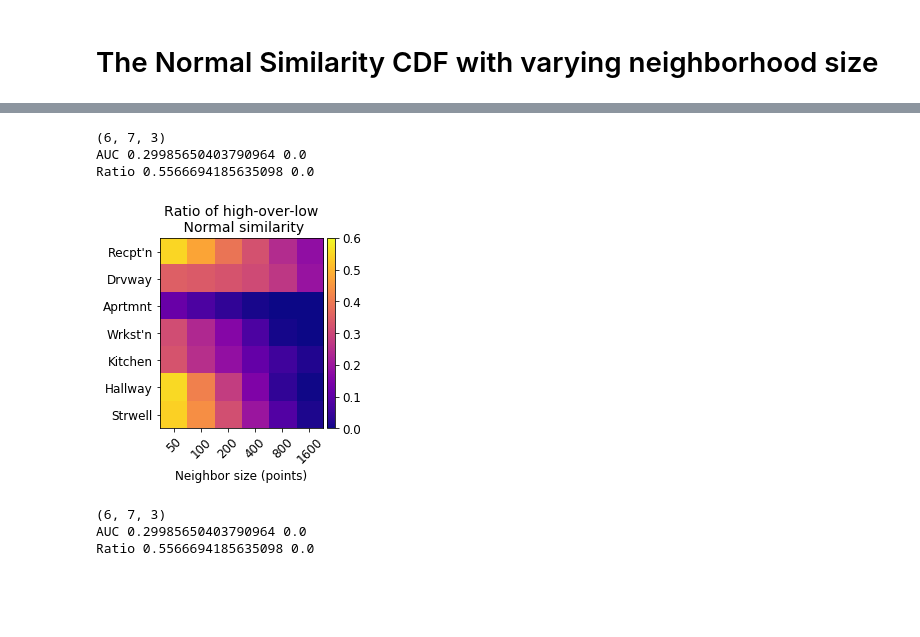
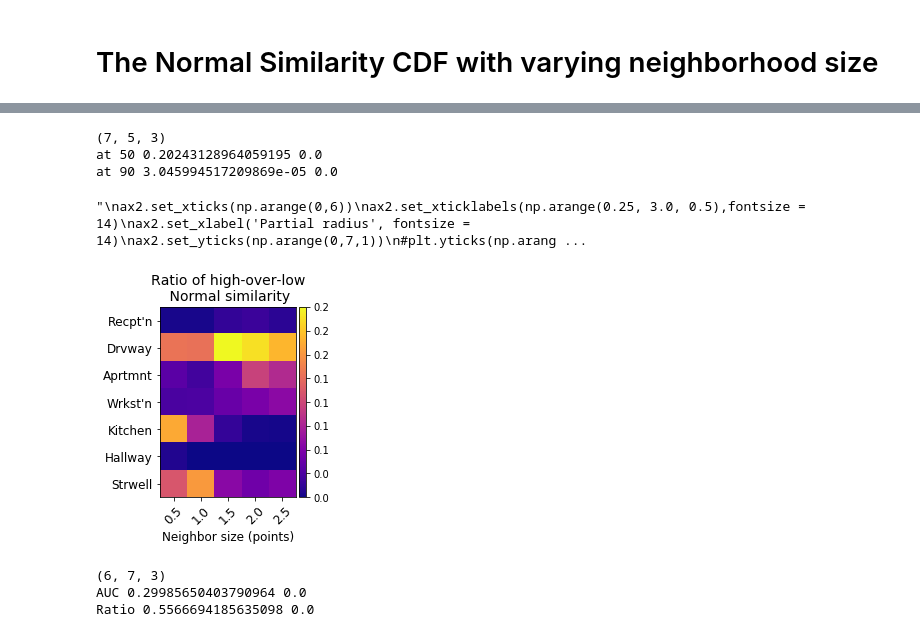
Before and after one commit to spatial-privacy/3d-spatial-privacy, a Jupyter notebook: spatial-properties.ipynb, the cells around one changed output, grey strips where cells are left out. Saved outputs shown, nothing was run; the diff lists cells and outputs as text; code cells hidden in the pictures; blank space fills up the shorter version.

```diff
--- a/spatial-properties.ipynb
+++ b/spatial-properties.ipynb
@@ -338,49 +934,50 @@ fig=plt.figure(figsize=(4,3.5))
 
 raw_sim_dist_values = np.asarray(raw_sim_dist_values)
 print(raw_sim_dist_values.shape)
-print("AUC",np.max(raw_sim_dist_values[:,:,1]),np.min(raw_sim_dist_values[:,:,1]))
-print("Ratio",np.max(raw_sim_dist_values[:,:,0]),np.min(raw_sim_dist_values[:,:,0]))
+print("at 50",np.max(raw_sim_dist_values[:,:,1]),np.min(raw_sim_dist_values[:,:,1]))
+print("at 90",np.max(raw_sim_dist_values[:,:,0]),np.min(raw_sim_dist_values[:,:,0]))
 
 #fig, (ax1, ax2) = plt.subplots(1, 2, gridspec_kw={'width_ratios': [2, 1]})
 ax1 = fig.add_subplot(111)
 #fig.figsize(8,3.5)
 
 im1 = ax1.imshow(
-    raw_sim_dist_values[:,:,0].T,
+    raw_sim_dist_values[:,:,1],
     cmap=mpl.cm.plasma,
-    vmin=0.0, vmax=np.around(np.max(raw_sim_dist_values[:,:,0]),decimals = 1)
+    vmin=0.0, vmax=np.around(np.max(raw_sim_dist_values[:,:,1]),decimals = 1)
 );
-ax1.set_xticks(np.arange(len(neighbor_sizes)))
-ax1.set_xticklabels(neighbor_sizes, rotation=45, fontsize = 12)
+ax1.set_xticks(np.arange(raw_sim_dist_values.shape[1]))
+ax1.set_xticklabels(np.arange(0.5,3.1,0.5), rotation=45, fontsize = 12)
 ax1.set_yticks(np.arange(len(contiguous_names)))
 ax1.set_yticklabels(contiguous_names_short,rotation=0, fontsize = 12);
 ax1.set_xlabel("Neighbor size (points)",fontsize = 12)
 ax1.set_title("Ratio of high-over-low\n Normal similarity", fontsize = 14)
 
 divider1 = make_axes_locatable(ax1)
 cax1 = divider1.append_axes("right", size="5%", pad=0.05)
 cbar1 = plt.colorbar(im1, cax = cax1, format="%.1f")
-cbar1.ax.set_yticklabels(np.arange(0,np.around(np.max(raw_sim_dist_values[:,:,0]),decimals = 1)+0.1,0.1, dtype = np.float32),fontsize = 12);
+#cbar1.ax.set_yticklabels(np.arange(0,np.around(np.max(raw_sim_dist_values[:,:,0]),decimals = 1)+0.1,0.1, dtype = np.float32),fontsize = 12);
 
 """
 ax2.set_xticks(np.arange(0,6))
 ax2.set_xticklabels(np.arange(0.25, 3.0, 0.5),fontsize = 14)
 ax2.set_xlabel('Partial radius', fontsize = 14)
 ax2.set_yticks(np.arange(0,7,1))
 #plt.yticks(np.arange(0,7,1),contiguous_names_short,fontsize = 12)
 ax2.set_yticklabels(contiguous_names_short,fontsize = 12)
 #plt.yticklabels(
 """
 #plt.xlabel('Partial radius', fontsize = 14)
 #plt.xticks(np.arange(0,6),np.arange(0.25, 1.6, 0.25),fontsize = 14)
 #plt.show()
-plt.savefig('properties/ratio-norm-sim-90.pdf', format='pdf', dpi=300,bbox_inches = 'tight')
-plt.savefig('properties/ratio-norm-sim-90.png', format='png', dpi=300,bbox_inches = 'tight')
+#plt.savefig('properties/ratio-norm-sim-90.pdf', format='pdf', dpi=300,bbox_inches = 'tight')
+#plt.savefig('properties/ratio-norm-sim-90.png', format='png', dpi=300,bbox_inches = 'tight')
 # %% [output]
-(6, 7, 3)
-AUC 0.29985650403790964 0.0
-Ratio 0.5566694185635098 0.0
+(7, 5, 3)
+at 50 0.20243128964059195 0.0
+at 90 3.045994517209869e-05 0.0
+"\nax2.set_xticks(np.arange(0,6))\nax2.set_xticklabels(np.arange(0.25, 3.0, 0.5),fontsize = 14)\nax2.set_xlabel('Partial radius', fontsize = 14)\nax2.set_yticks(np.arange(0,7,1))\n#plt.yticks(np.arang ...
-[figure, old version]
+[figure, new version]
 # %%
 fig=plt.figure(figsize=(4,3.5))
 
```
Also changed, not shown: parts of 21 cells of this notebook, 20 other files.
